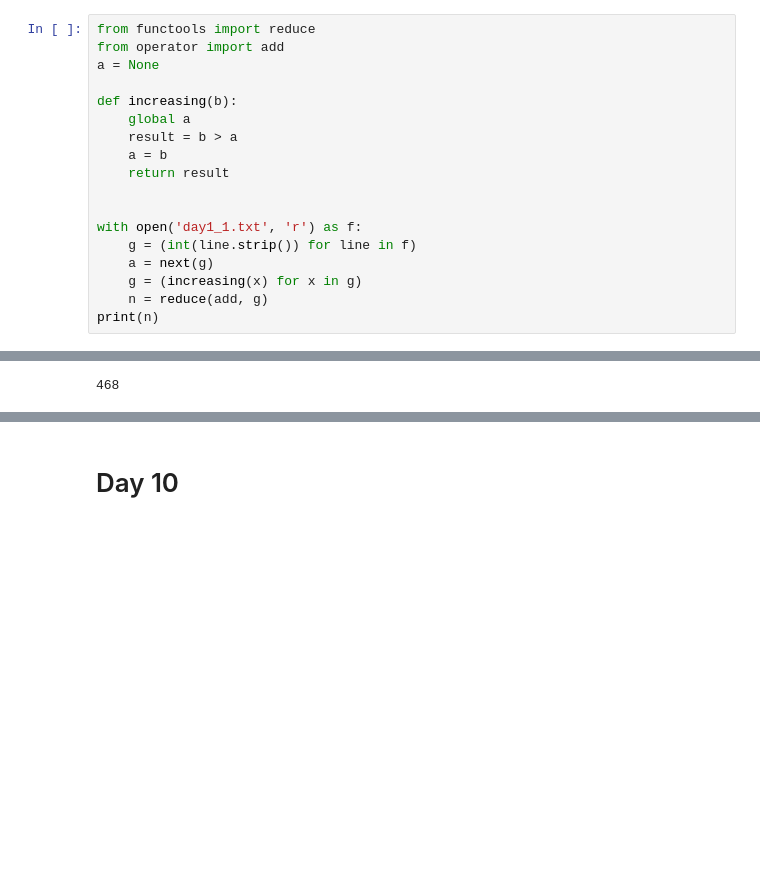
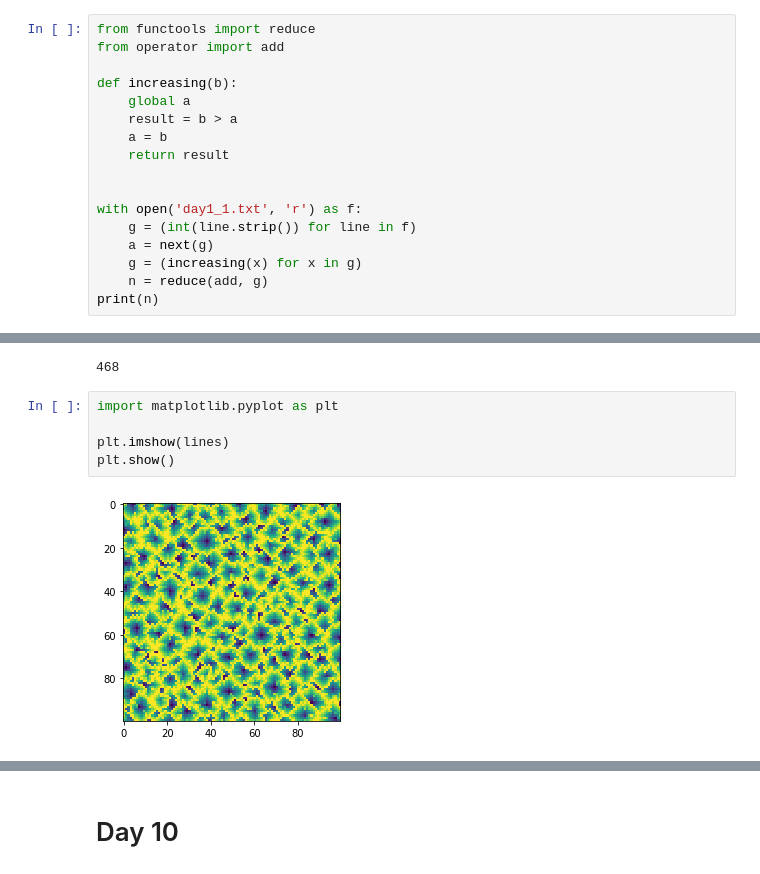
Before and after one commit to trunklayer/advent_2021, a Jupyter notebook: advent.ipynb, the cells around one changed output, grey strips where cells are left out. Drawn from its saved outputs; the diff is of its cells as text; blank space fills up the shorter version.

```diff
--- a/advent.ipynb
+++ b/advent.ipynb
@@ -3,7 +3,6 @@
 # %%
 from functools import reduce
 from operator import add
-a = None
 
 def increasing(b):
     global a
@@ -566,6 +565,13 @@ low_points = [*find_low_points(lines)]
 sum(t[2] + 1 for t in low_points)
 # %% [output]
 468
+# %%
+import matplotlib.pyplot as plt
+
+plt.imshow(lines)
+plt.show()
+# %% [output]
+[figure, added]
 # %%
 from functools import reduce
 from operator import mul
```
Also changed, not shown: parts of 5 cells of this notebook, 1 other file.
